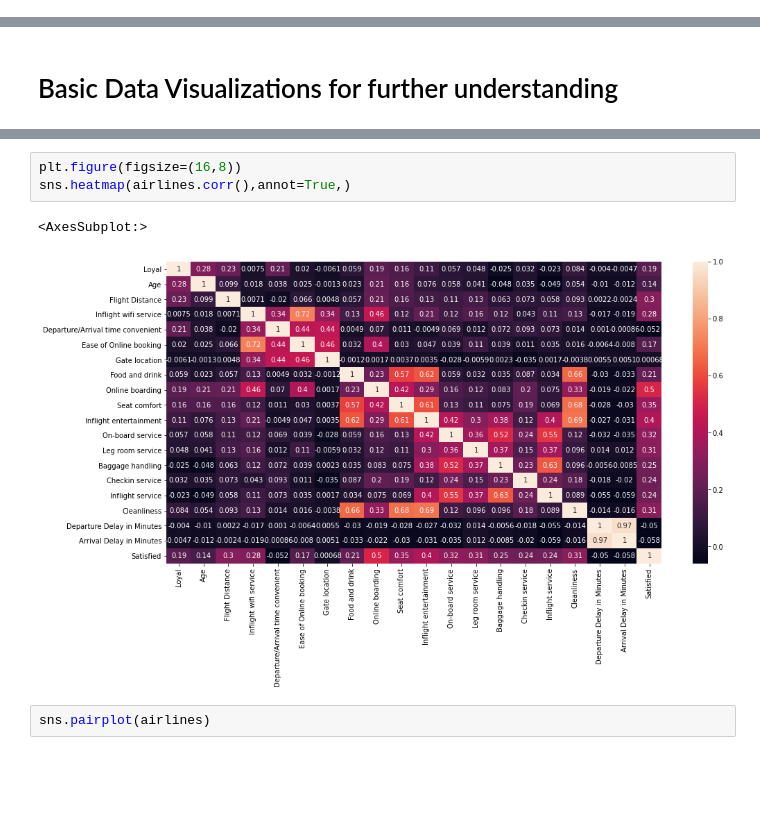
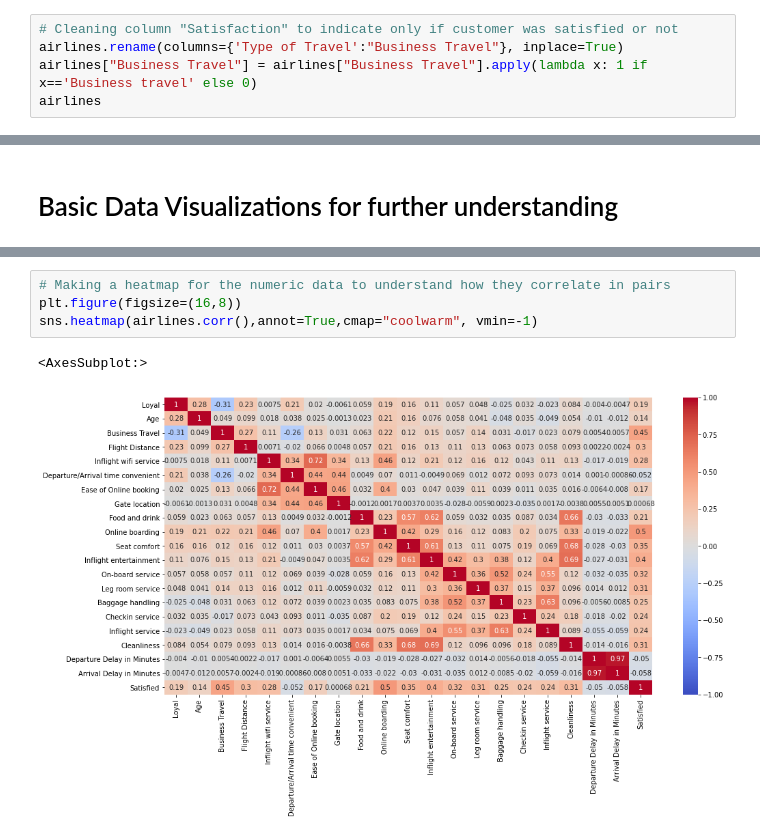
Before and after one commit to leo-cavalcante/airline-passenger-satisfaction, a Jupyter notebook: Airline Passenger Satisfaction.ipynb, the cells around one changed output, grey strips where cells are left out. Saved outputs shown, nothing was run; the diff lists cells and outputs as text; blank space fills up the shorter version.

Commit message:
Data Cleaning

```diff
--- a/Airline Passenger Satisfaction.ipynb
+++ b/Airline Passenger Satisfaction.ipynb
@@ -156,3 +156,8 @@ airlines
 | 129879 | Male | 1 | 50 | Personal Travel | Eco Plus | 337 | 5 | ... |
 | 129880 | Female | 1 | 20 | Personal Travel | Eco Plus | 337 | 3 | ... |
 103904 rows × 23 columns
+# %%
+# Cleaning column "Satisfaction" to indicate only if customer was satisfied or not
+airlines.rename(columns={'Type of Travel':"Business Travel"}, inplace=True)
+airlines["Business Travel"] = airlines["Business Travel"].apply(lambda x: 1 if x=='Business travel' else 0)
+airlines
@@ -161,8 +214,7 @@ airlines
 # %%
+# Making a heatmap for the numeric data to understand how they correlate in pairs
 plt.figure(figsize=(16,8))
-sns.heatmap(airlines.corr(),annot=True,)
+sns.heatmap(airlines.corr(),annot=True,cmap="coolwarm", vmin=-1)
 # %% [output]
 <AxesSubplot:>
-[figure, old version]
+[figure, new version]
-# %%
-sns.pairplot(airlines)
```
Also changed, not shown: parts of 10 cells of this notebook.
